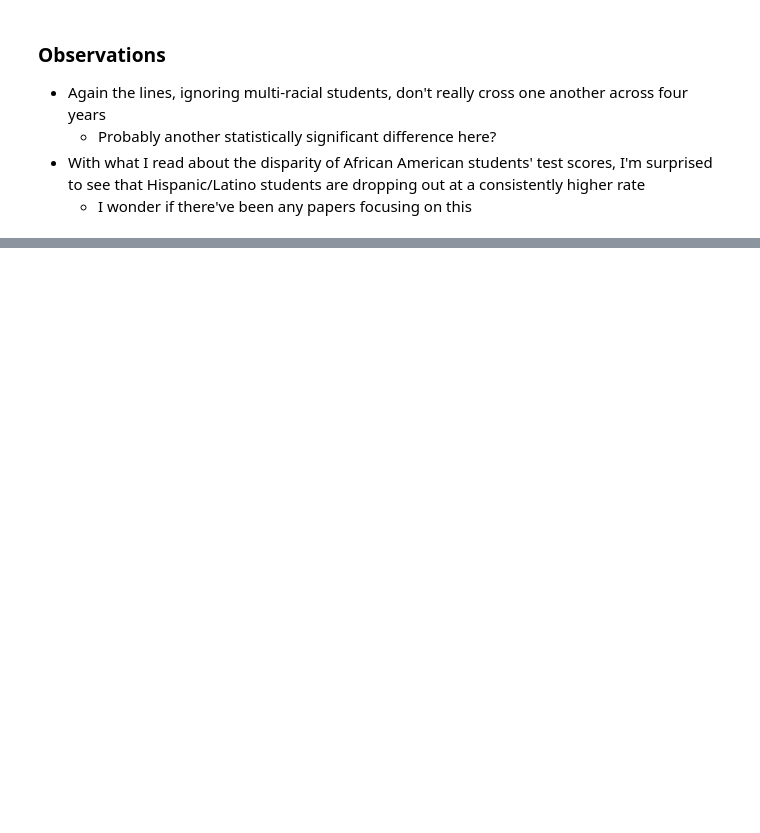
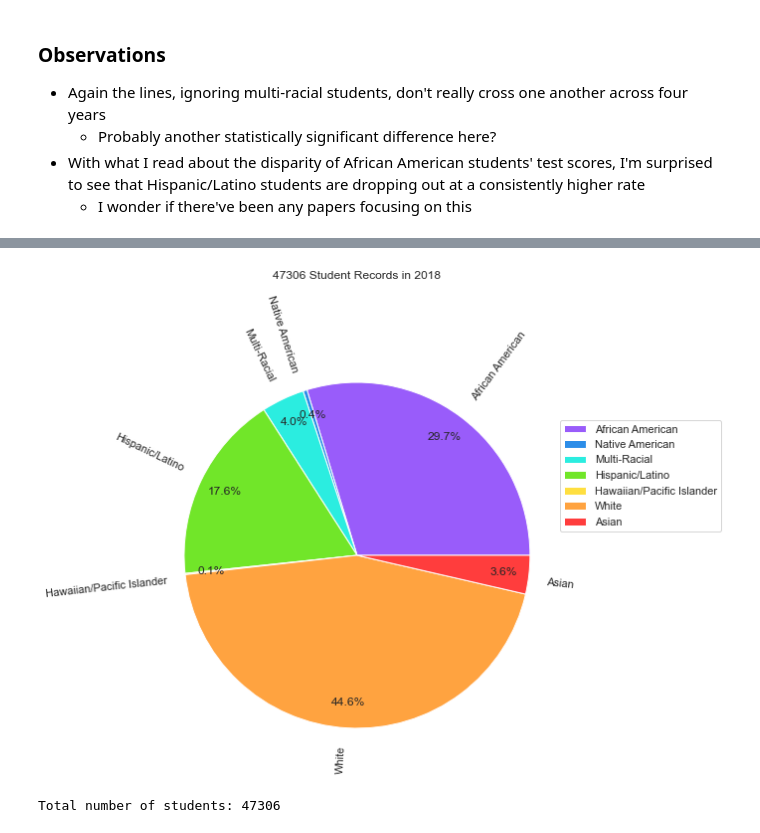
Before and after one commit to annapoliswu/CISC367_Midterm, a Jupyter notebook: messy-student-performance-analysis.ipynb, the cells around one changed output, grey strips where cells are left out. Drawn from its saved outputs; the diff is of its cells as text; code cells hidden in the pictures; blank space fills up the shorter version.

```diff
--- a/messy-student-performance-analysis.ipynb
+++ b/messy-student-performance-analysis.ipynb
@@ -463,0 +535,15 @@ plt.show()
+# %%
+#only 2018 - 2019 data
+growth_state = growth[ growth["District Code"] == 0]
+
+growth_state = growth_state[(growth_state['Grade'] == 'All Students') &
+                      (growth_state['Gender'] == 'All Students') &
+                      (growth_state['SpecialDemo'] == 'All Students') &
+                      (growth_state['SubGroup'] != 'All Students')]
+
+growth_state['Total'] = 100
+#for proportion test later
+growth_state['AvgNumTargetMet'] = ( growth_state['AvgPctOfTargetMet'] / 100 ) * growth_state['Students']
+growth_ela = growth_state[ (growth_state['Category'] == 'School Growth - ELA') &  (growth_state['SchoolYear'] == 2018)]
+growth_math = growth_state[ (growth_state['Category'] == 'School Growth - Math') &  (growth_state['SchoolYear'] == 2018) ]
+growth_ela.head()
@@ -463,0 +557,27 @@ plt.show()
+# %%
+pie_df = growth_ela[['SubGroup','Students','SchoolYear']]
+pie_df = growth_ela.set_index('SubGroup')
+
+growth_pie_2018 = pie_df[pie_df['SchoolYear'] == 2018].reindex(plotOrderReversed).plot.pie(
+    y='Students',
+    figsize=(5, 5),
+    labels = plotOrderReversed,
+    autopct='%1.1f%%',
+    pctdistance=.85,
+    radius = 1.6,
+    rotatelabels = True,
+    ylabel = '',
+    colors = pie_colors
+)
+
+totalStudents = str(int(pie_df[pie_df['SchoolYear'] == 2018]['Students'].sum() ) )
+
+plt.title( totalStudents + " Student Records in 2018", y=1.5)
+plt.legend(bbox_to_anchor=(1.25, 1), loc=2, borderaxespad=0)
+plt.show()
+
+
+print ( "Total number of students: " +  totalStudents)
+# %% [output]
+[figure, added]
+Total number of students: 47306
```
Also changed, not shown: parts of 15 cells of this notebook, 1 other file.
